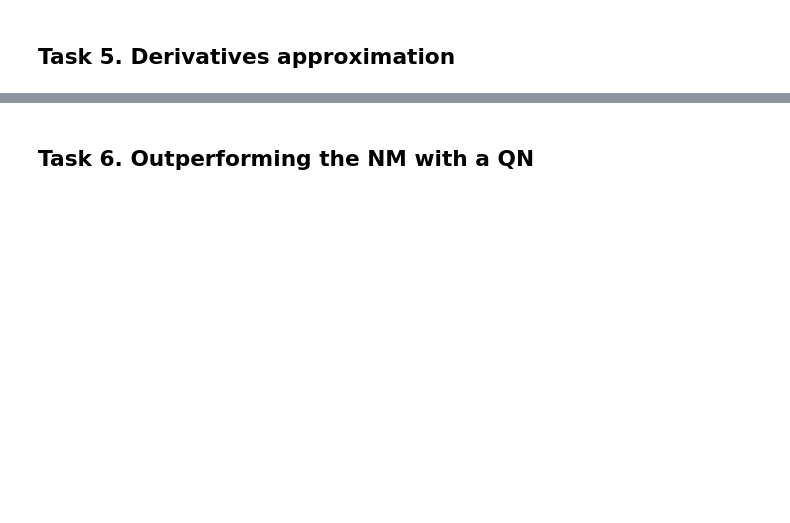
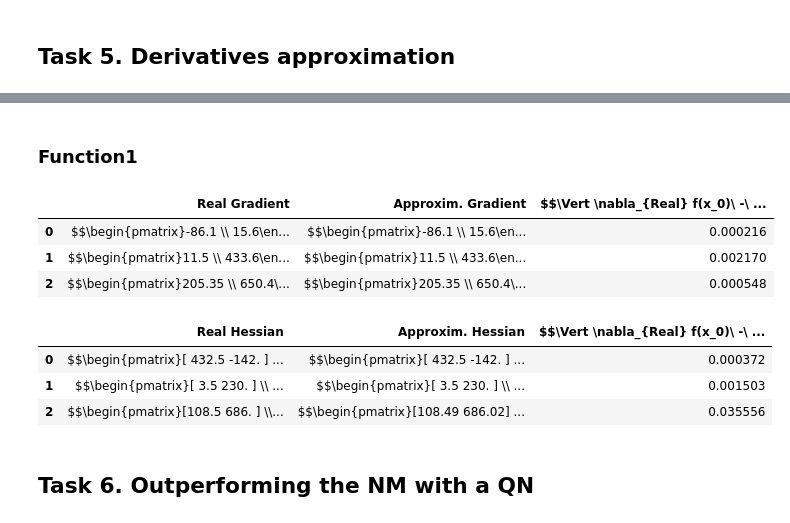
Before and after one commit to pilzpascal/ss23_Numerical_Optimisation, a Jupyter notebook: 1/Phase 2/phase2.ipynb, the cells around one changed output, grey strips where cells are left out. Saved outputs shown, nothing was run; the diff lists cells and outputs as text; code cells hidden in the pictures; blank space fills up the shorter version.

```diff
--- a/1/Phase 2/phase2.ipynb
+++ b/1/Phase 2/phase2.ipynb
@@ -516,2 +598,22 @@ Norm: 0.035555871747700855
+# %% [markdown]
+### Function1
+# %%
+df_dicts = approximate(function1, function1_g, approximate_gradient,
+                       function1_sp, ['Real Gradient', 'Approxim. Gradient'])
+display(pd.DataFrame(df_dicts))
+# %% [output]
+|  | Real Gradient | Approxim. Gradient | $$\Vert \nabla_{Real} f(x_0)\ -\ ... |
+| 0 | $$\begin{pmatrix}-86.1 \\ 15.6\en... | $$\begin{pmatrix}-86.1 \\ 15.6\en... | 0.000216 |
+| 1 | $$\begin{pmatrix}11.5 \\ 433.6\en... | $$\begin{pmatrix}11.5 \\ 433.6\en... | 0.002170 |
+| 2 | $$\begin{pmatrix}205.35 \\ 650.4\... | $$\begin{pmatrix}205.35 \\ 650.4\... | 0.000548 |
+# %%
+df_dicts = approximate(function1, function1_h, approximate_hessian,
+                       function1_sp, ['Real Hessian', 'Approxim. Hessian'])
+display(pd.DataFrame(df_dicts))
+# %% [output]
+|  | Real Hessian | Approxim. Hessian | $$\Vert \nabla_{Real} f(x_0)\ -\ ... |
+| 0 | $$\begin{pmatrix}[ 432.5 -142. ] ... | $$\begin{pmatrix}[ 432.5 -142. ] ... | 0.000372 |
+| 1 | $$\begin{pmatrix}[ 3.5 230. ] \\ ... | $$\begin{pmatrix}[ 3.5 230. ] \\ ... | 0.001503 |
+| 2 | $$\begin{pmatrix}[108.5 686. ] \\... | $$\begin{pmatrix}[108.49 686.02] ... | 0.035556 |
 # %% [markdown]
 ## Task 6. Outperforming the NM with a QN
```
Also changed, not shown: parts of 4 cells of this notebook.
